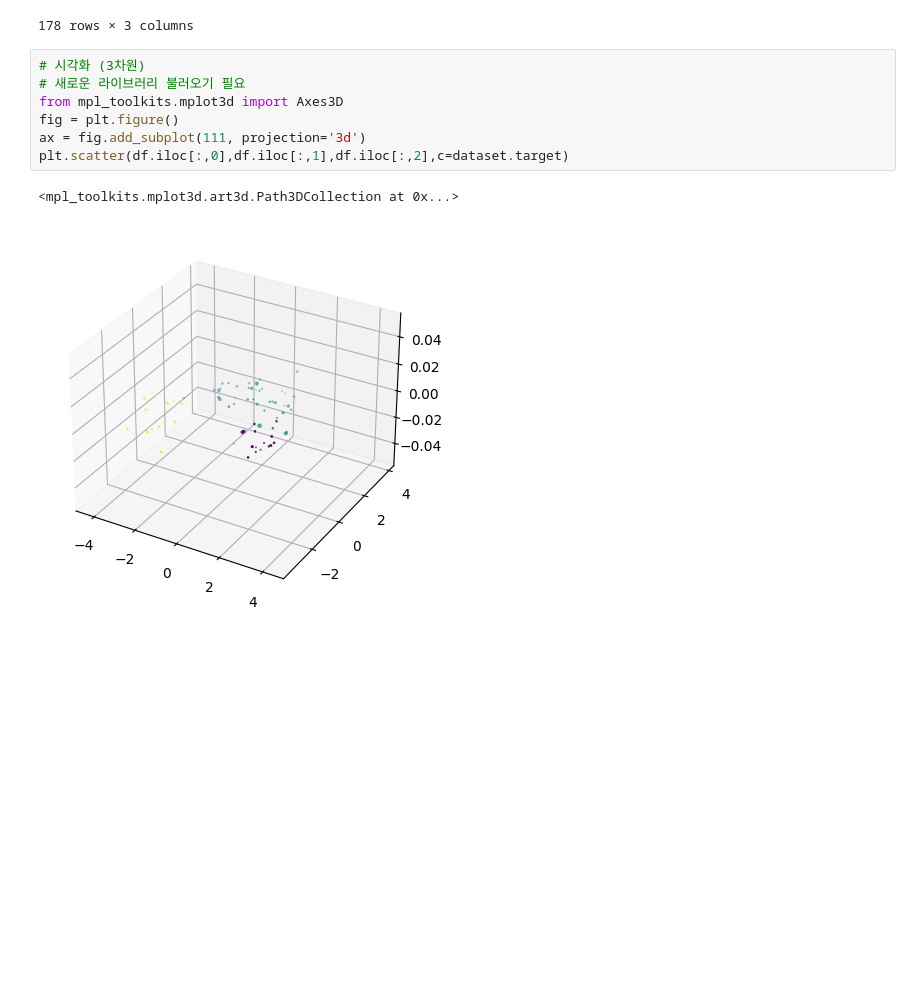
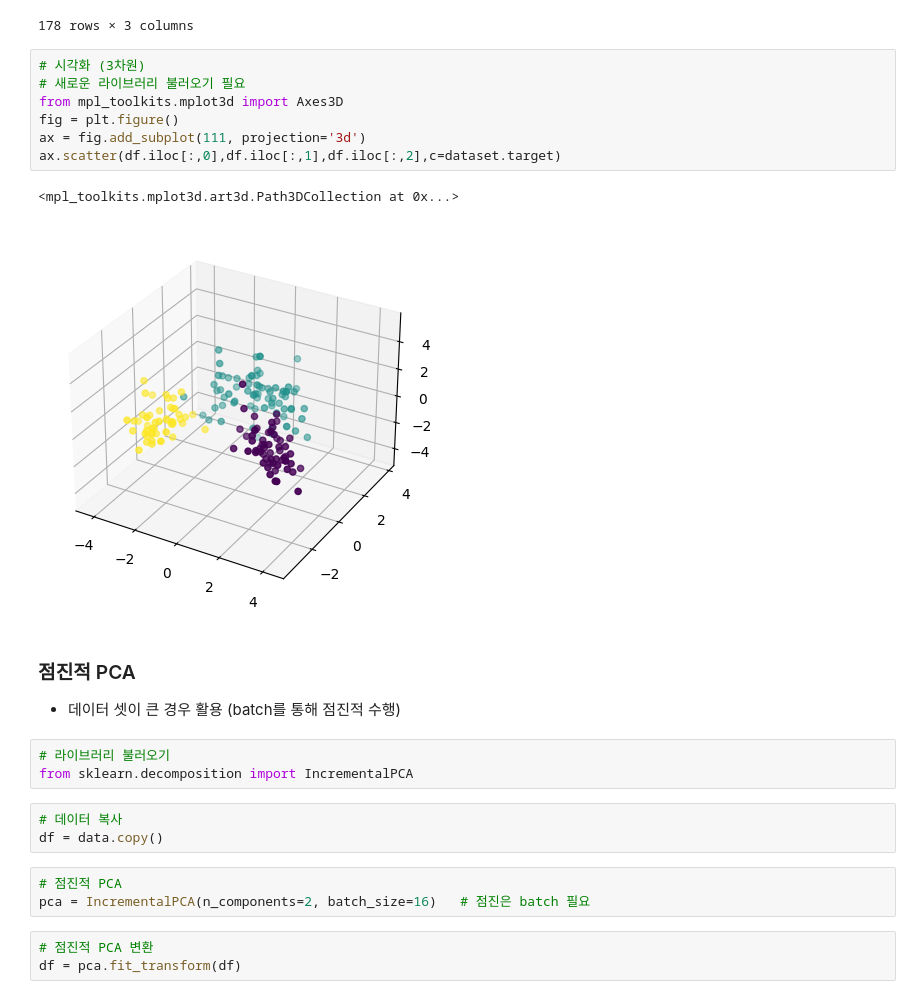
Before and after one commit to HWMV/MachineLearn, a Jupyter notebook: Machine_learning6.ipynb, the cells around one changed output. Drawn from its saved outputs; the diff is of its cells as text; blank space fills up the shorter version.

```diff
--- a/Machine_learning6.ipynb
+++ b/Machine_learning6.ipynb
@@ -171,10 +171,25 @@ df
 # %%
 # 시각화 (3차원)
 # 새로운 라이브러리 불러오기 필요
 from mpl_toolkits.mplot3d import Axes3D
 fig = plt.figure()
 ax = fig.add_subplot(111, projection='3d')
-plt.scatter(df.iloc[:,0],df.iloc[:,1],df.iloc[:,2],c=dataset.target)
+ax.scatter(df.iloc[:,0],df.iloc[:,1],df.iloc[:,2],c=dataset.target)
 # %% [output]
 <mpl_toolkits.mplot3d.art3d.Path3DCollection at 0x...>
-[figure, old version]
+[figure, new version]
+# %% [markdown]
+### 점진적 PCA
+* 데이터 셋이 큰 경우 활용 (batch를 통해 점진적 수행)
+# %%
+# 라이브러리 불러오기
+from sklearn.decomposition import IncrementalPCA
+# %%
+# 데이터 복사
+df = data.copy()
+# %%
+# 점진적 PCA
+pca = IncrementalPCA(n_components=2, batch_size=16)   # 점진은 batch 필요
+# %%
+# 점진적 PCA 변환
+df = pca.fit_transform(df)
```
Also changed, not shown: parts of 17 cells of this notebook.
